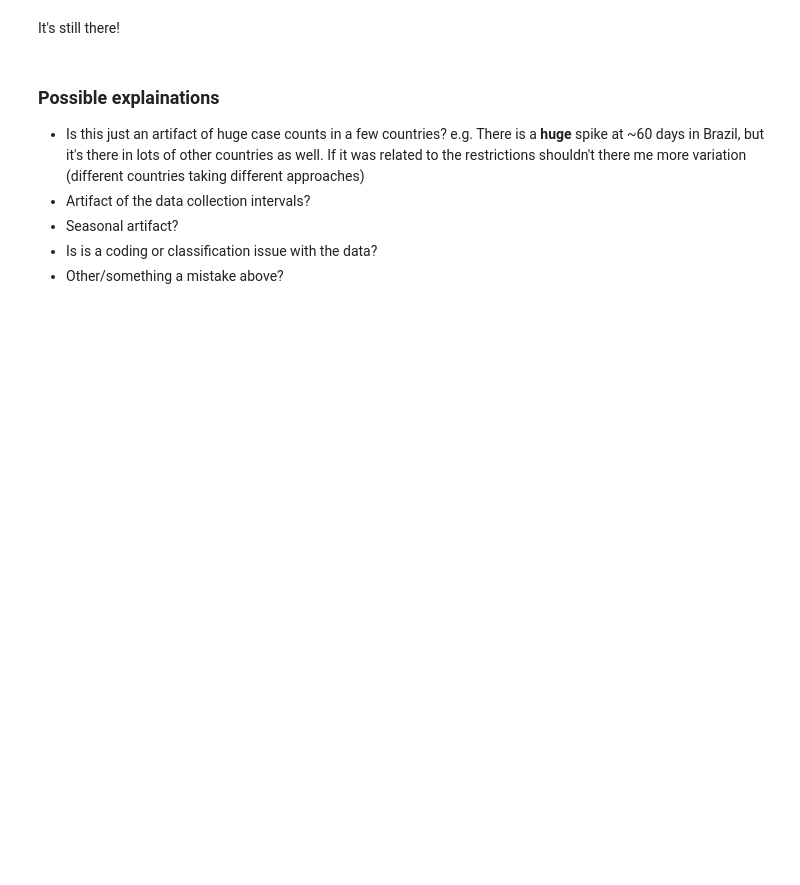
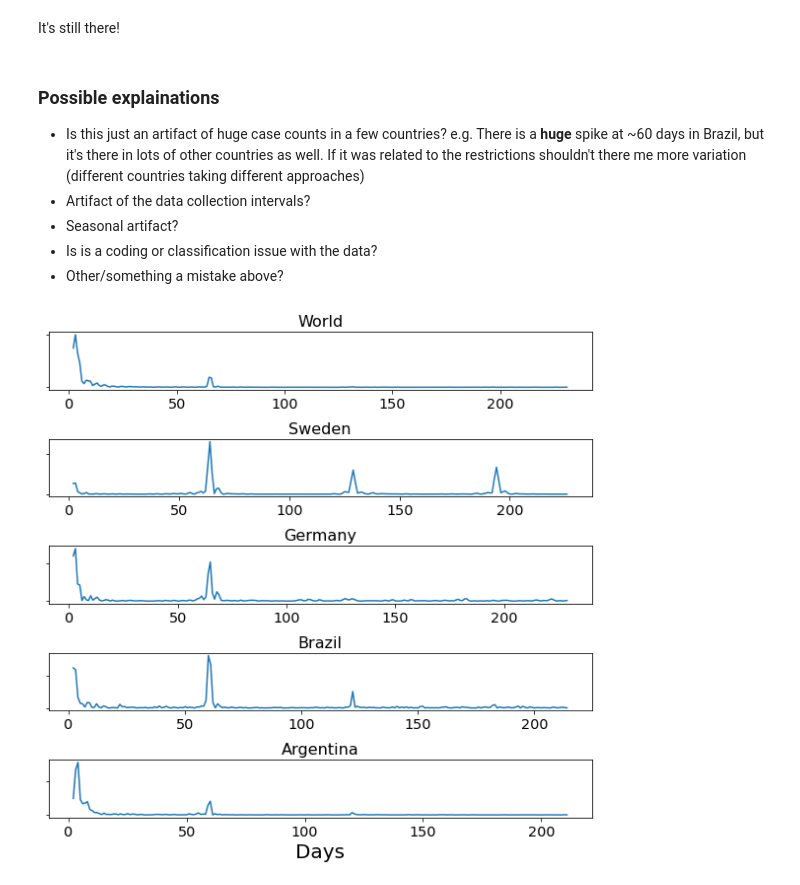
Before and after one commit to ianabc/COVID19Periodicity, a Jupyter notebook: COVIDDataPeriodicity.ipynb, the cells around one changed output. Cells and saved outputs as stored; diff of their text form; code cells hidden in the pictures; blank space fills up the shorter version.

```diff
--- a/COVIDDataPeriodicity.ipynb
+++ b/COVIDDataPeriodicity.ipynb
@@ -122,3 +131,21 @@ It's still there!
 * Seasonal artifact?
 * Is is a coding or classification issue with the data?
 * Other/something a mistake above?
+# %%
+fig, ax = plt.subplots(5, figsize=(8,8))
+
+# Pick some countries for side-by-side display
+for index, country in enumerate(['World','Sweden', 'Germany', 'Brazil', 'Argentina']):
+    localDF = cDF[cDF['location'] == country].dropna(subset=['new_cases'])
+    if len(wDF.new_cases > 10):
+        ps = np.square(np.abs(np.fft.rfft(localDF.new_cases)))
+        d = np.arange((localDF.index.max() - localDF.index.min()).days / 2)
+
+        ax[index].plot(d[2:], ps[-len(d[2:]):])
+        ax[index].set_title(country, fontsize=16)
+        ax[index].yaxis.set_ticklabels([])
+ax[index].set_xlabel('Days', fontsize=20)
+plt.tight_layout()
+plt.show()
+# %% [output]
+[figure, added]
```
Also changed, not shown: parts of 5 cells of this notebook.
